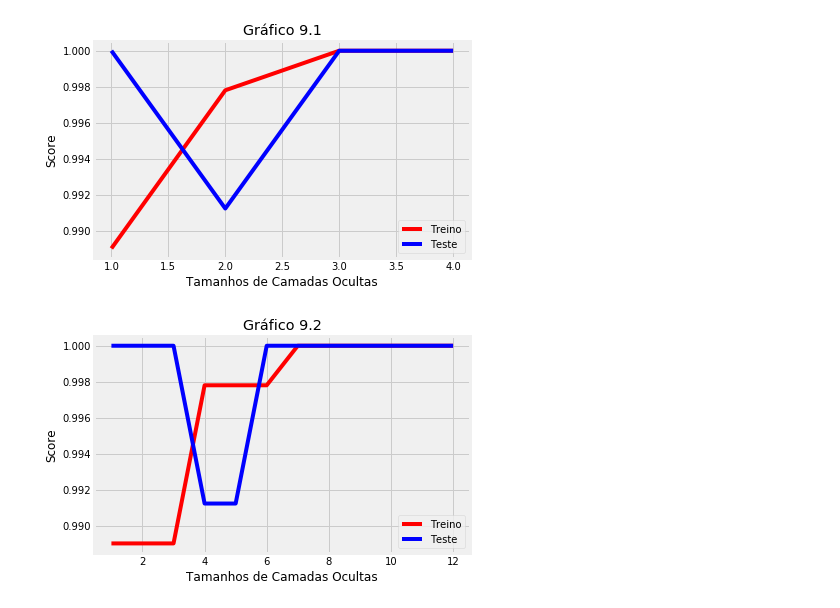
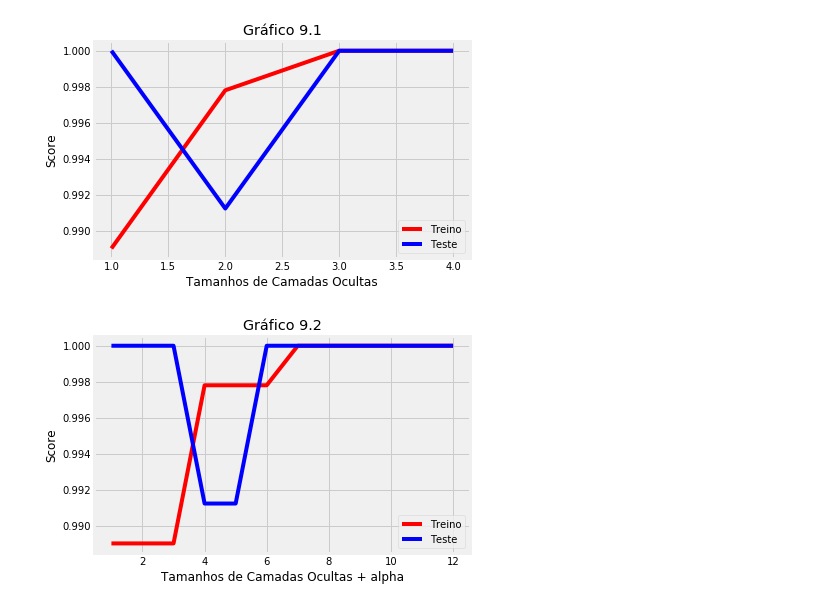
Before and after one commit to luanprates/trabalho-pos-data-analytics-lucas, a Jupyter notebook: Questão 9.ipynb, the cells around one changed output. Saved outputs shown, nothing was run; the diff lists cells and outputs as text; code cells hidden in the pictures.

```diff
--- a/Questão 9.ipynb
+++ b/Questão 9.ipynb
@@ -65,11 +65,11 @@ for n in t_camadas:
 # %%
 plt.plot(tamanho_x_alpha, treino_alpha, c='r', label='Treino')
 plt.plot(tamanho_x_alpha, teste_alpha, c='b', label='Teste')
 plt.title('Gráfico 9.2')
 plt.ylabel('Score')
-plt.xlabel('Tamanhos de Camadas Ocultas')
+plt.xlabel('Tamanhos de Camadas Ocultas + alpha')
 plt.legend()
 plt.savefig('imagens/Questão-92.png', transparent = True)
 plt.show()
 # %% [output]
-[figure, old version]
+[figure, new version]
```
